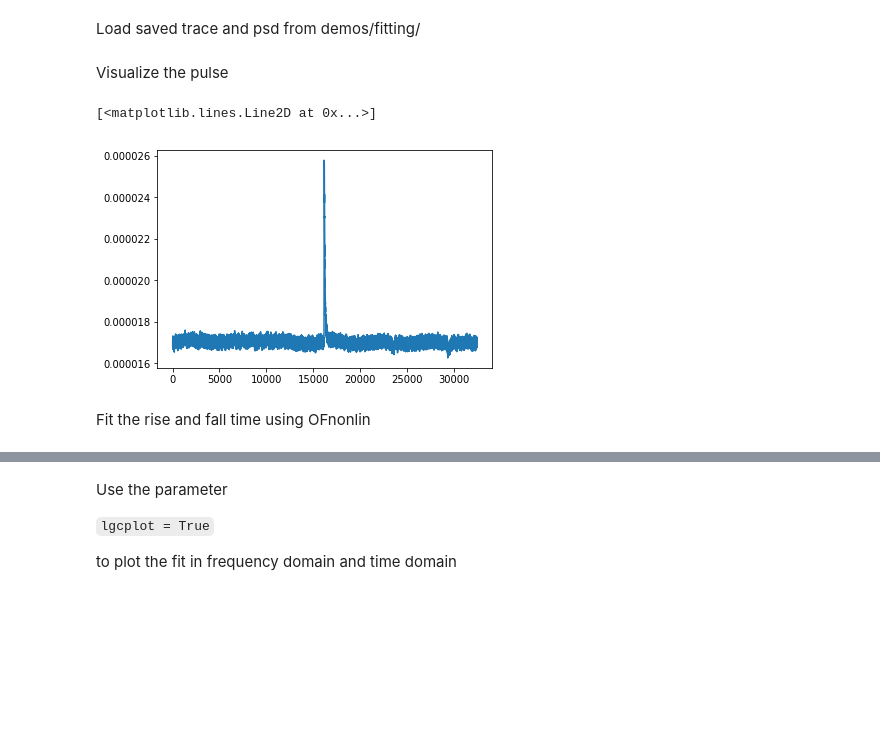
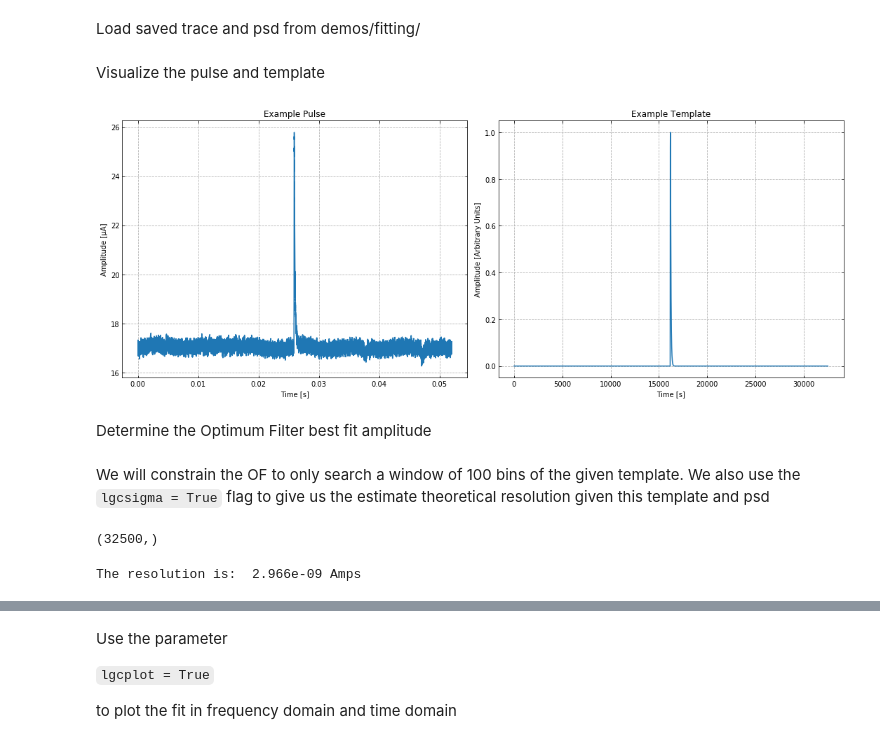
Before and after one commit to spice-herald/QETpy, a Jupyter notebook: demos/fitting/pulse_fitting_example.ipynb, the cells around one changed output, grey strips where cells are left out. Cells and saved outputs as stored; diff of their text form; code cells hidden in the pictures; blank space fills up the shorter version.

Commit message:
added example of ofamp to pulse_fitting_example.ipynb

````diff
--- a/demos/fitting/pulse_fitting_example.ipynb
+++ b/demos/fitting/pulse_fitting_example.ipynb
@@ -14,12 +14,33 @@ Load saved trace and psd from demos/fitting/
 # %%
 psd = np.load('psd.npy')
 pulse = np.load('trace.npy')
+template = np.load('template.npy')
+
+fs = 625e3
+time = np.arange(pulse.shape[-1])/fs
 # %% [markdown]
-Visualize the pulse
+Visualize the pulse and template
-# %%
-plt.plot(pulse)
-# %% [output]
-[<matplotlib.lines.Line2D at 0x...>]
-[figure, removed]
-# %% [markdown]
-Fit the rise and fall time using OFnonlin
+# %%
+
+
+fig, ax = plt.subplots(1, 2, figsize=(15,6))
+ax[0].plot(time, pulse*1e6)
+ax[0].grid(True, linestyle = '--')
+ax[0].set_xlabel('Time [s]')
+ax[0].set_ylabel('Amplitude [μA]')
+ax[0].set_title('Example Pulse')
+ax[0].tick_params(which="both", direction="in", right=True, top=True)
+
+
+ax[1].plot(template)
+ax[1].grid(True, linestyle = '--')
+ax[1].set_xlabel('Time [s]')
+ax[1].set_ylabel('Amplitude [Arbitrary Units]')
+ax[1].set_title('Example Template')
+ax[1].tick_params(which="both", direction="in", right=True, top=True)
+
+plt.tight_layout()
+# %% [output]
+[figure, added]
+# %% [markdown]
+Determine the Optimum Filter best fit amplitude
@@ -25,0 +49,6 @@ Fit the rise and fall time using OFnonlin
+# %% [markdown]
+We will constrain the OF to only search a window of 100 bins of the given template. We also use the ```lgcsigma = True``` flag to give us the estimate theoretical resolution given this template and psd
+# %%
+psd.shape
+# %% [output]
+(32500,)
@@ -25,0 +58,4 @@ Fit the rise and fall time using OFnonlin
+# %%
+print(f'The resolution is: {sigma: .3e} Amps')
+# %% [output]
+The resolution is:  2.966e-09 Amps
````
Also changed, not shown: parts of 10 cells of this notebook, 1 other file.
